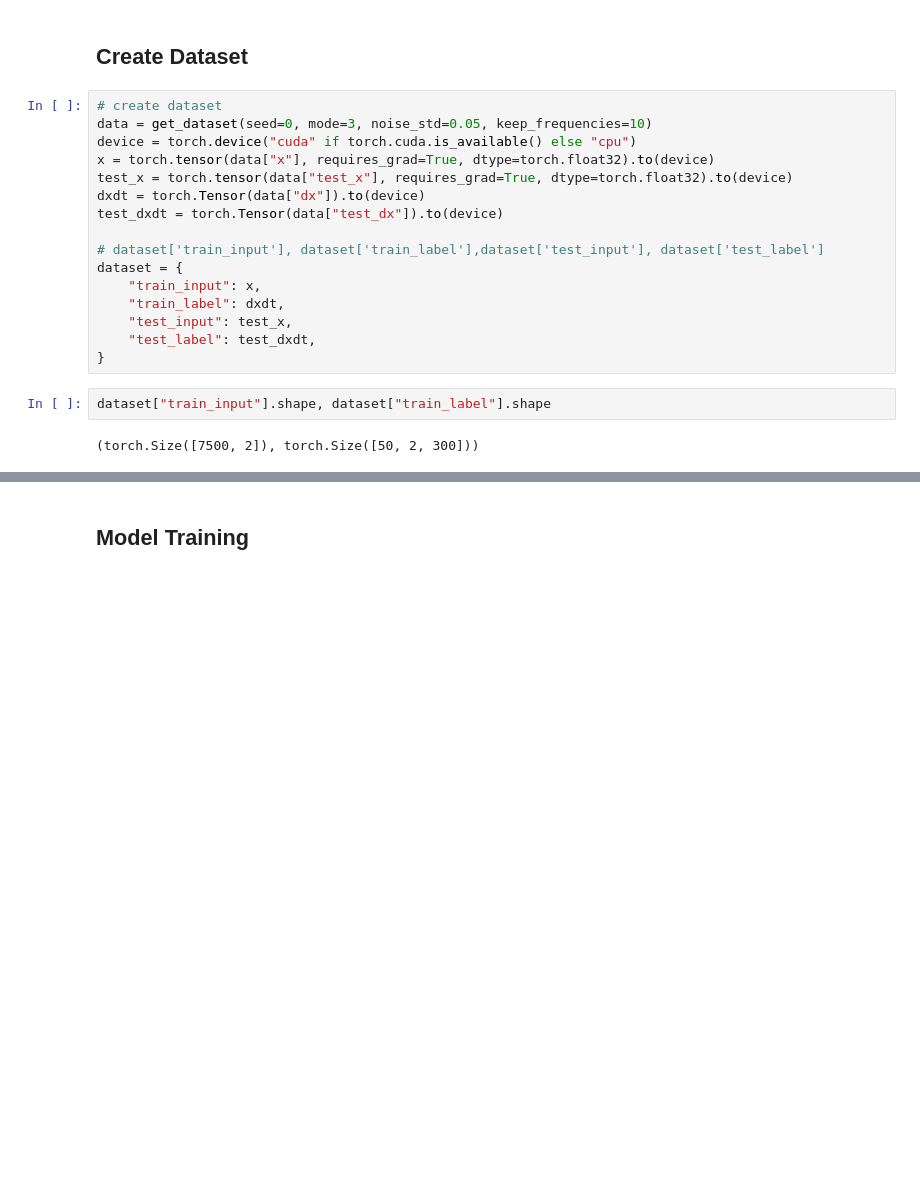
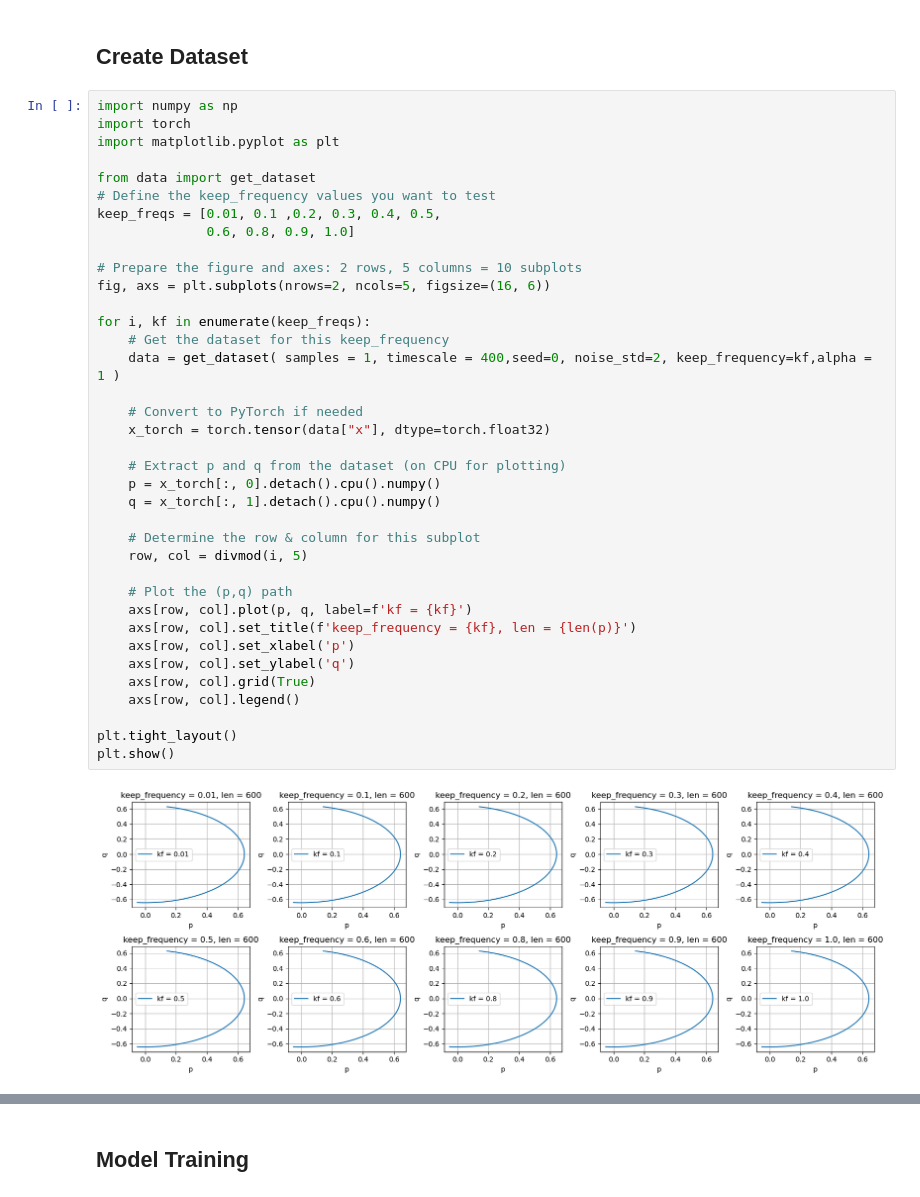
Before and after one commit to ZongyuWu97/hamiltonian-nn, a Jupyter notebook: experiment-spring/train-spring.ipynb, the cells around one changed output, grey strips where cells are left out. Drawn from its saved outputs; the diff is of its cells as text; blank space fills up the shorter version.

```diff
--- a/experiment-spring/train-spring.ipynb
+++ b/experiment-spring/train-spring.ipynb
@@ -182,23 +185,42 @@ def train(args):
     return model, stats
 # %% [markdown]
 ## Create Dataset
-# %%
-# create dataset
-data = get_dataset(seed=0, mode=3, noise_std=0.05, keep_frequencies=10)
-device = torch.device("cuda" if torch.cuda.is_available() else "cpu")
-x = torch.tensor(data["x"], requires_grad=True, dtype=torch.float32).to(device)
-test_x = torch.tensor(data["test_x"], requires_grad=True, dtype=torch.float32).to(device)
-dxdt = torch.Tensor(data["dx"]).to(device)
-test_dxdt = torch.Tensor(data["test_dx"]).to(device)
-
-# dataset['train_input'], dataset['train_label'],dataset['test_input'], dataset['test_label']
-dataset = {
-    "train_input": x,
-    "train_label": dxdt,
-    "test_input": test_x,
-    "test_label": test_dxdt,
-}
-# %%
-dataset["train_input"].shape, dataset["train_label"].shape
-# %% [output]
-(torch.Size([7500, 2]), torch.Size([50, 2, 300]))
+# %%
+import numpy as np
+import torch
+import matplotlib.pyplot as plt
+
+from data import get_dataset
+# Define the keep_frequency values you want to test
+keep_freqs = [0.01, 0.1 ,0.2, 0.3, 0.4, 0.5,
+              0.6, 0.8, 0.9, 1.0]
+
+# Prepare the figure and axes: 2 rows, 5 columns = 10 subplots
+fig, axs = plt.subplots(nrows=2, ncols=5, figsize=(16, 6))
+
+for i, kf in enumerate(keep_freqs):
+    # Get the dataset for this keep_frequency
+    data = get_dataset( samples = 1, timescale = 400,seed=0, noise_std=2, keep_frequency=kf,alpha = 1 )
+
+    # Convert to PyTorch if needed
+    x_torch = torch.tensor(data["x"], dtype=torch.float32)
+
+    # Extract p and q from the dataset (on CPU for plotting)
+    p = x_torch[:, 0].detach().cpu().numpy()
+    q = x_torch[:, 1].detach().cpu().numpy()
+
+    # Determine the row & column for this subplot
+    row, col = divmod(i, 5)
+
+    # Plot the (p,q) path
+    axs[row, col].plot(p, q, label=f'kf = {kf}')
+    axs[row, col].set_title(f'keep_frequency = {kf}, len = {len(p)}')
+    axs[row, col].set_xlabel('p')
+    axs[row, col].set_ylabel('q')
+    axs[row, col].grid(True)
+    axs[row, col].legend()
+
+plt.tight_layout()
+plt.show()
+# %% [output]
+[figure, added]
```
Also changed, not shown: parts of 8 cells of this notebook, 4 other files.
